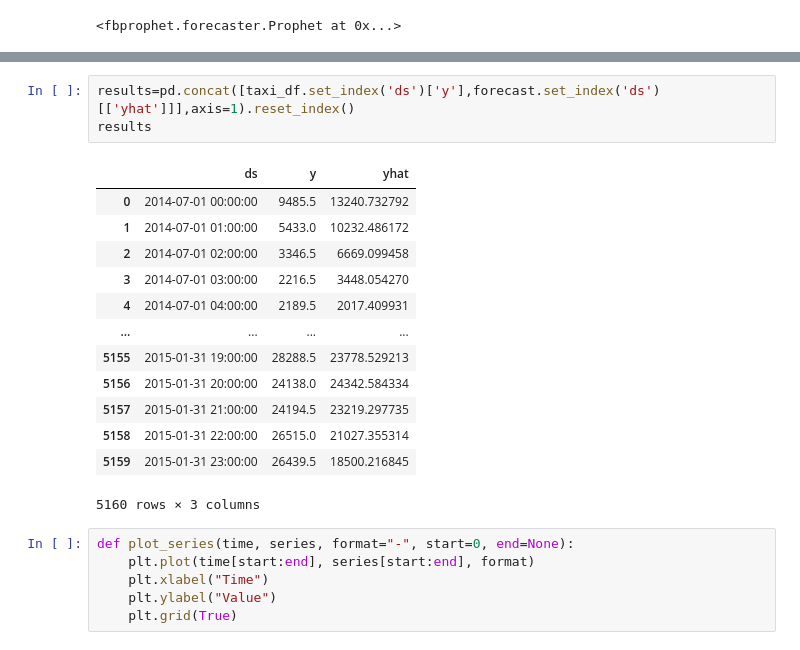
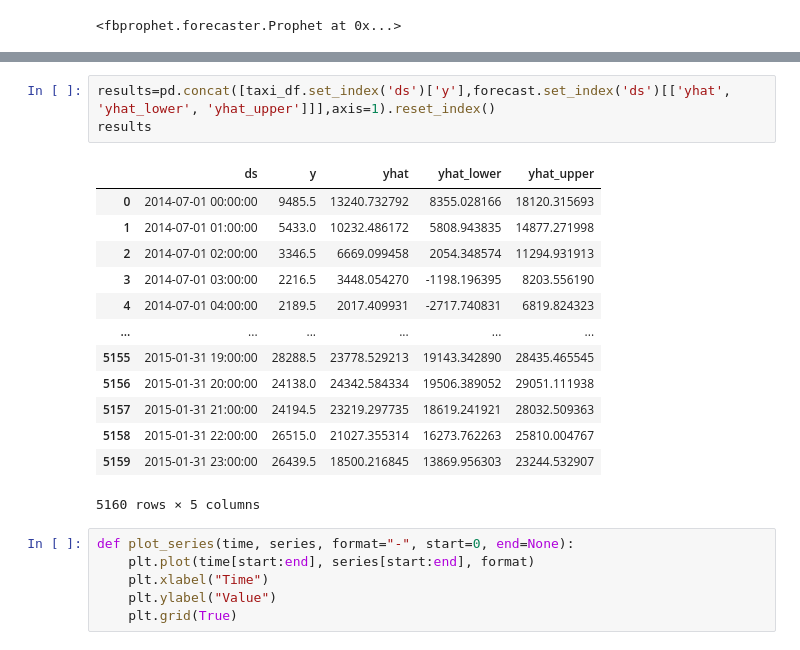
Before and after one commit to utkarsh-prakash/Google-Colab-Notebooks, a Jupyter notebook: Time_Series_Forecasting_using_FB_Prophet.ipynb, the cells around one changed output, grey strips where cells are left out. Cells and saved outputs as stored; diff of their text form.

```diff
--- a/Time_Series_Forecasting_using_FB_Prophet.ipynb
+++ b/Time_Series_Forecasting_using_FB_Prophet.ipynb
@@ -81,20 +81,20 @@ forecast[['ds', 'yhat']]
 # %%
-results=pd.concat([taxi_df.set_index('ds')['y'],forecast.set_index('ds')[['yhat']]],axis=1).reset_index()
+results=pd.concat([taxi_df.set_index('ds')['y'],forecast.set_index('ds')[['yhat', 'yhat_lower', 'yhat_upper']]],axis=1).reset_index()
 results
 # %% [output]
-|  | ds | y | yhat |
-| 0 | 2014-07-01 00:00:00 | 9485.5 | 13240.732792 |
-| 1 | 2014-07-01 01:00:00 | 5433.0 | 10232.486172 |
-| 2 | 2014-07-01 02:00:00 | 3346.5 | 6669.099458 |
-| 3 | 2014-07-01 03:00:00 | 2216.5 | 3448.054270 |
-| 4 | 2014-07-01 04:00:00 | 2189.5 | 2017.409931 |
-| ... | ... | ... | ... |
-| 5155 | 2015-01-31 19:00:00 | 28288.5 | 23778.529213 |
-| 5156 | 2015-01-31 20:00:00 | 24138.0 | 24342.584334 |
-| 5157 | 2015-01-31 21:00:00 | 24194.5 | 23219.297735 |
-| 5158 | 2015-01-31 22:00:00 | 26515.0 | 21027.355314 |
-| 5159 | 2015-01-31 23:00:00 | 26439.5 | 18500.216845 |
+|  | ds | y | yhat | yhat_lower | yhat_upper |
+| 0 | 2014-07-01 00:00:00 | 9485.5 | 13240.732792 | 8355.028166 | 18120.315693 |
+| 1 | 2014-07-01 01:00:00 | 5433.0 | 10232.486172 | 5808.943835 | 14877.271998 |
+| 2 | 2014-07-01 02:00:00 | 3346.5 | 6669.099458 | 2054.348574 | 11294.931913 |
+| 3 | 2014-07-01 03:00:00 | 2216.5 | 3448.054270 | -1198.196395 | 8203.556190 |
+| 4 | 2014-07-01 04:00:00 | 2189.5 | 2017.409931 | -2717.740831 | 6819.824323 |
+| ... | ... | ... | ... | ... | ... |
+| 5155 | 2015-01-31 19:00:00 | 28288.5 | 23778.529213 | 19143.342890 | 28435.465545 |
+| 5156 | 2015-01-31 20:00:00 | 24138.0 | 24342.584334 | 19506.389052 | 29051.111938 |
+| 5157 | 2015-01-31 21:00:00 | 24194.5 | 23219.297735 | 18619.241921 | 28032.509363 |
+| 5158 | 2015-01-31 22:00:00 | 26515.0 | 21027.355314 | 16273.762263 | 25810.004767 |
+| 5159 | 2015-01-31 23:00:00 | 26439.5 | 18500.216845 | 13869.956303 | 23244.532907 |
-5160 rows × 3 columns
+5160 rows × 5 columns
 # %%
 def plot_series(time, series, format="-", start=0, end=None):
     plt.plot(time[start:end], series[start:end], format)
```
Also changed, not shown: parts of 5 cells of this notebook.
